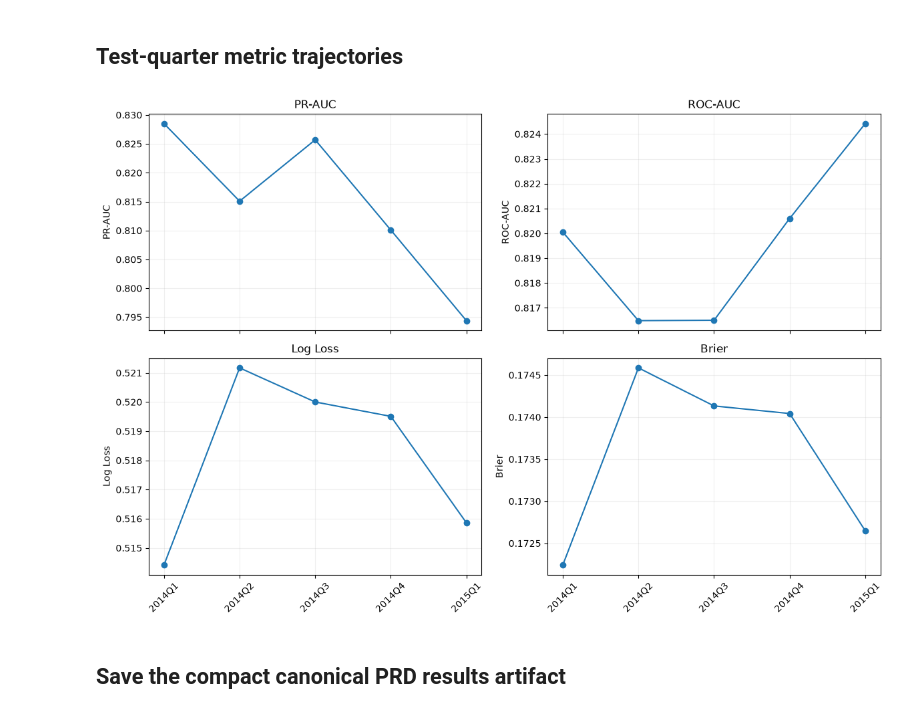
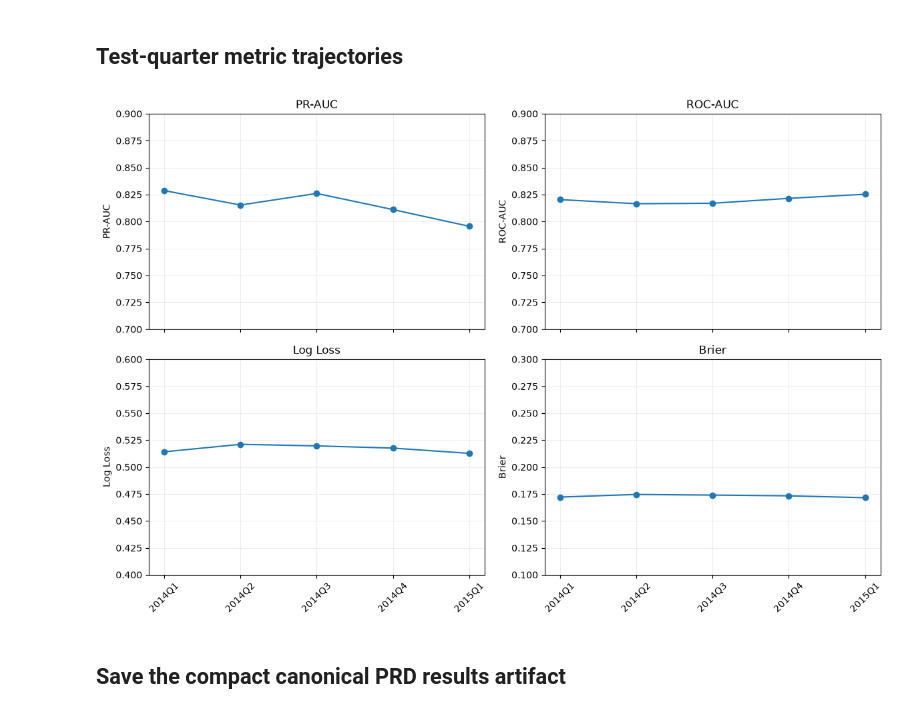
Before and after one commit to 4ngelGtz/movie_rating_predictor, a Jupyter notebook: notebooks/model/genome_prd_v1/04_model_evaluation.ipynb, the cells around one changed output. Saved outputs shown, nothing was run; the diff lists cells and outputs as text; code cells hidden in the pictures.

```diff
--- a/notebooks/model/genome_prd_v1/04_model_evaluation.ipynb
+++ b/notebooks/model/genome_prd_v1/04_model_evaluation.ipynb
@@ -166,18 +368,24 @@ plt.show()
 # %%
 quarter_table = pd.DataFrame(results['test_quarter_metrics']).T.loc[
     list(prd_config.PRD_TEST_QUARTERS),
     ['PR-AUC', 'ROC-AUC', 'Log Loss', 'Brier'],
 ]
+ym_lims = {
+    'PR-AUC': (0.7, 0.9),
+    'ROC-AUC': (0.7, 0.9),
+    'Log Loss': (0.4, 0.6),
+    'Brier': (0.1, 0.3),
+}
 fig, axes = plt.subplots(2, 2, figsize=(12, 8), sharex=True)
 for ax, metric in zip(axes.ravel(), quarter_table.columns):
     ax.plot(quarter_table.index, quarter_table[metric], marker='o')
-    ax.set(title=metric, ylabel=metric)
+    ax.set(title=metric, ylabel=metric, ylim=ym_lims[metric])
     ax.grid(alpha=0.2)
     ax.tick_params(axis='x', rotation=45)
 plt.tight_layout()
 plt.show()
 # %% [output]
-[figure, old version]
+[figure, new version]
 # %% [markdown]
 ## Save the compact canonical PRD results artifact
 # %%
```
Also changed, not shown: parts of 9 cells of this notebook, 7 other files.
